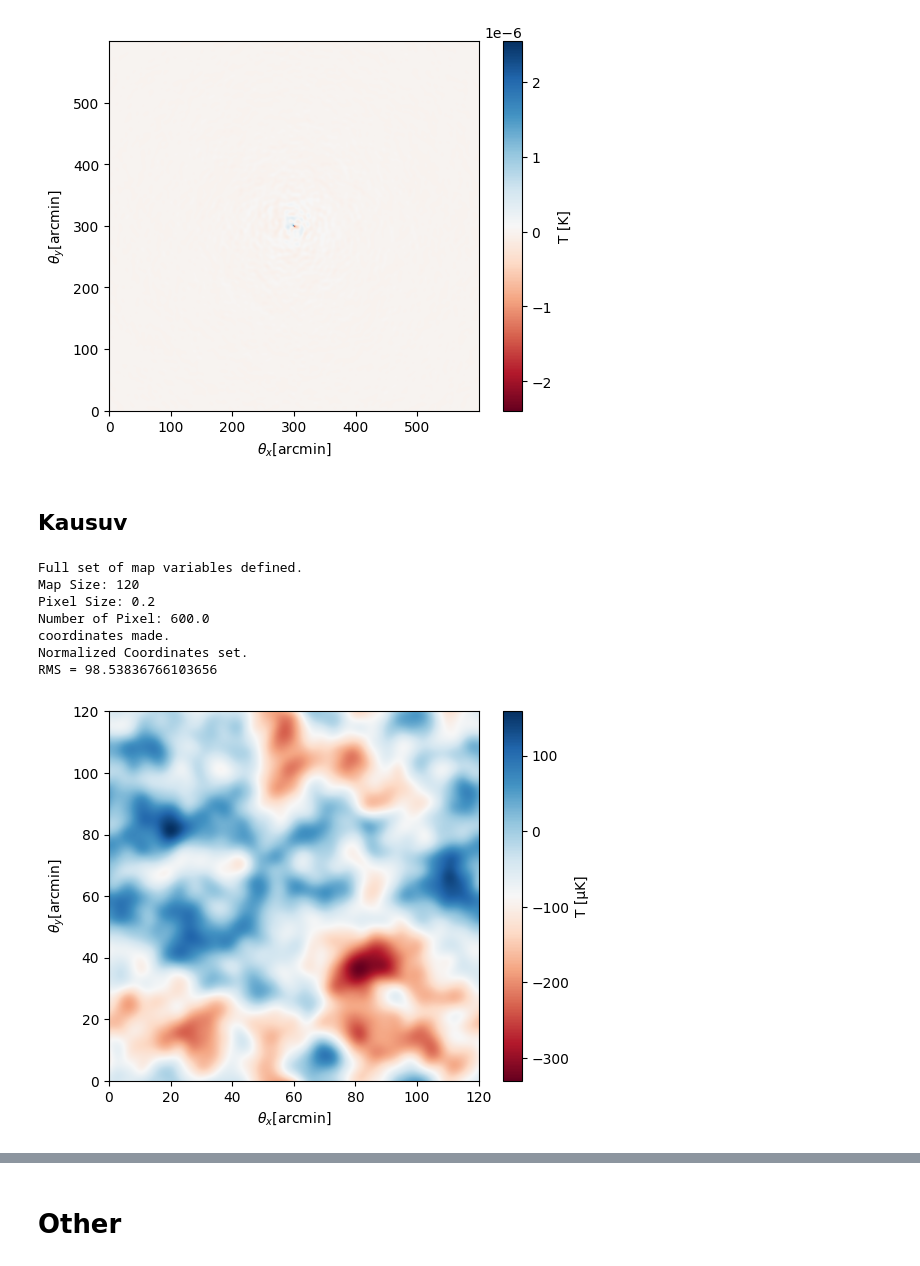
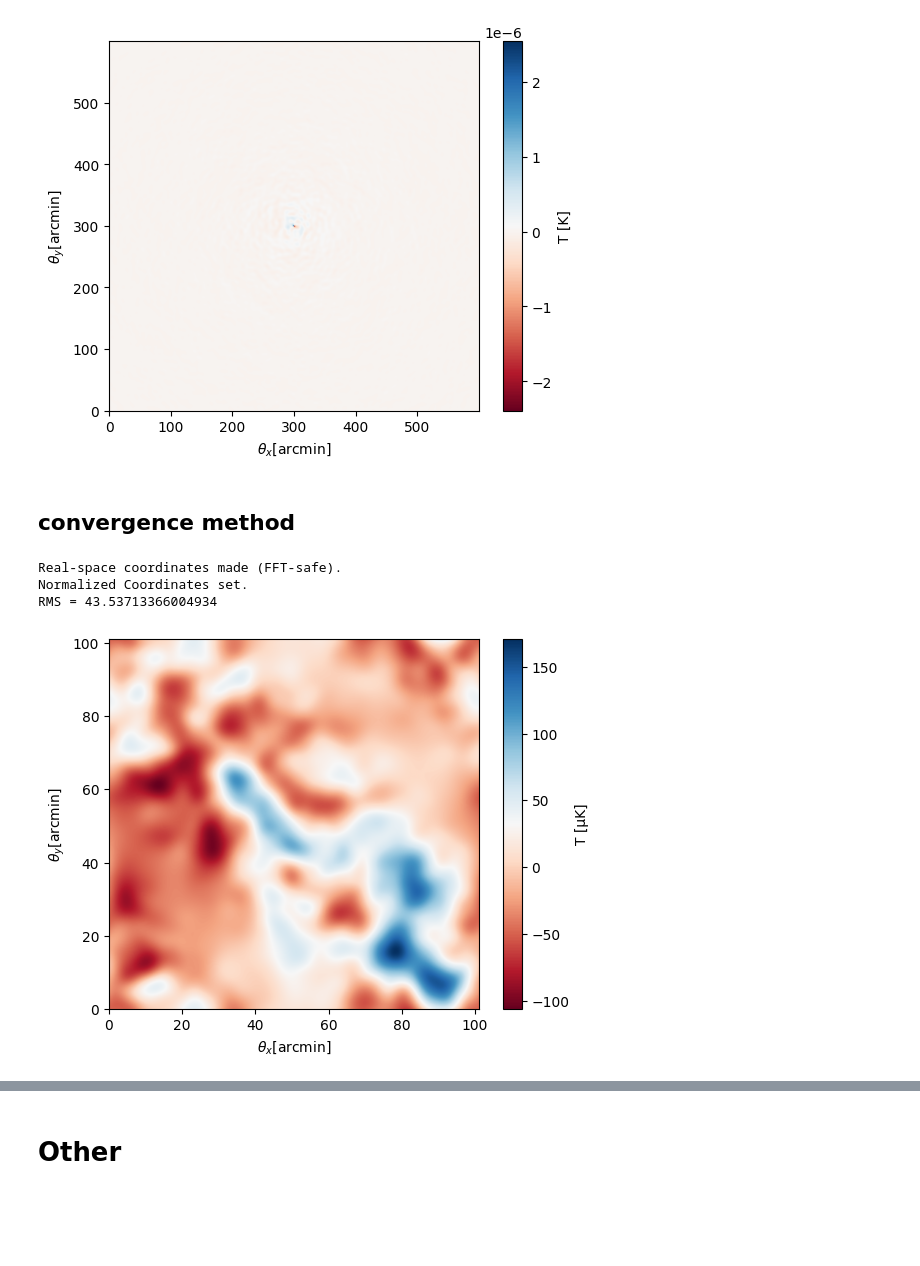
Before and after one commit to jzimm24/research-intern-AIfA, a Jupyter notebook: notebookes/cmb-maps.ipynb, the cells around one changed output, grey strips where cells are left out. Cells and saved outputs as stored; diff of their text form; code cells hidden in the pictures; blank space fills up the shorter version.

```diff
--- a/notebookes/cmb-maps.ipynb
+++ b/notebookes/cmb-maps.ipynb
@@ -1301,23 +1317,20 @@ cbar = plt.colorbar(im3)
 cbar.set_label("T [K]")   # label for the scale
 # %% [output]
 [figure]
-# %% [markdown]
-## Kausuv
+# %% [markdown]
+## convergence method
 # %%
-background = map_maker(map_size=120, pixel_size=0.2, l_degrees=6000)
+n = 101/0.2
+background = map_maker(map_size=101, pixel_size=0.2, pixel_number=n, l_degrees=6000)
 
 background.load_and_make_spectrum("/home/user/Physik_Bonn/research_project/resources/TT_power_spectrum_extended_planck18cosmo.dat")
 background_map_fs, background_map, background_map_real = background.make_gaussian_random_field(zero_dipole=False, spectrum_type = "acoustic")
 background.plot_gaussian_random_field()
 print("RMS = " + str(background.rms_estimation()))
 # %% [output]
-Full set of map variables defined.
-Map Size: 120
-Pixel Size: 0.2
-Number of Pixel: 600.0
-coordinates made.
+Real-space coordinates made (FFT-safe).
 Normalized Coordinates set.
-RMS = 98.53836766103656
+RMS = 43.53713366004934
-[figure, old version]
+[figure, new version]
 # %%
 lens = nfw_lens()
```
Also changed, not shown: parts of 10 cells of this notebook, 4 other files.
